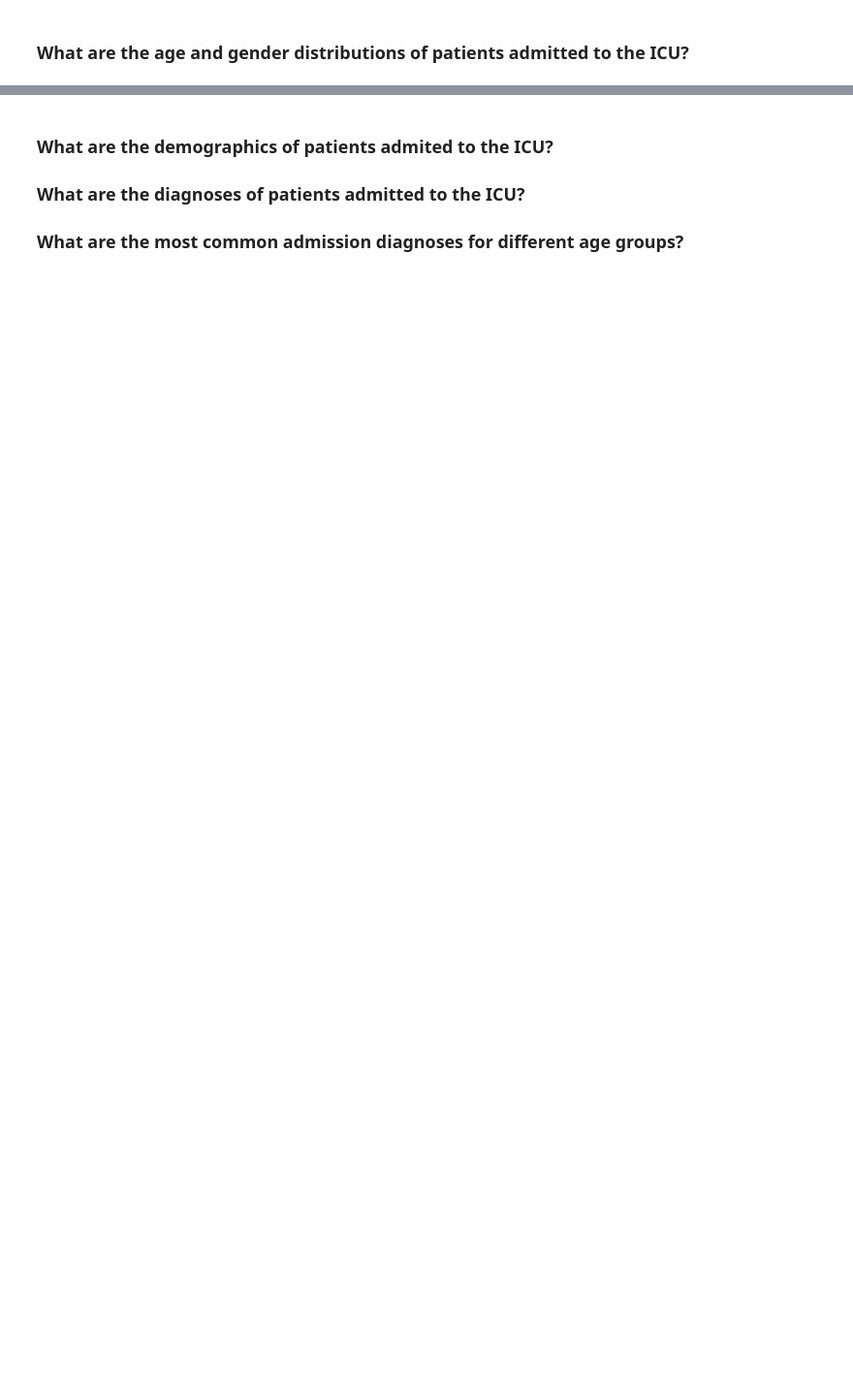
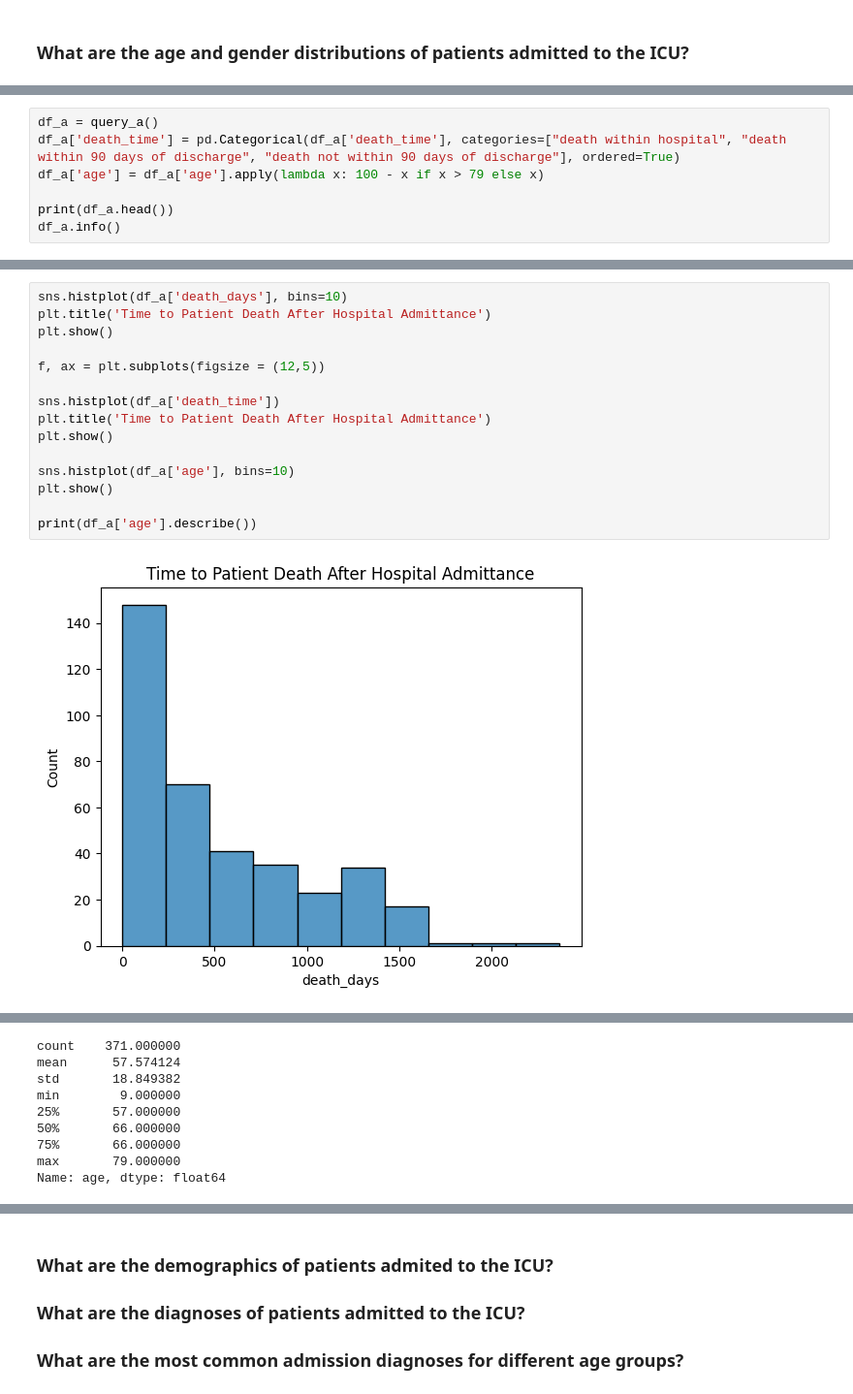
Before and after one commit to punstack/Health-Care-Analytics, a Jupyter notebook: eda.ipynb, the cells around one changed output, grey strips where cells are left out. Shown: that part at 97% size. Cells and saved outputs as stored; diff of their text form; blank space fills up the shorter version.

Commit message:
Fixed imports in query file, adjusted graphs for query_a in notebook

```diff
--- a/eda.ipynb
+++ b/eda.ipynb
@@ -140,0 +18,7 @@ plt.show()
+# %%
+df_a = query_a()
+df_a['death_time'] = pd.Categorical(df_a['death_time'], categories=["death within hospital", "death within 90 days of discharge", "death not within 90 days of discharge"], ordered=True)
+df_a['age'] = df_a['age'].apply(lambda x: 100 - x if x > 79 else x)
+
+print(df_a.head())
+df_a.info()
@@ -140,0 +45,17 @@ plt.show()
+# %%
+sns.histplot(df_a['death_days'], bins=10)
+plt.title('Time to Patient Death After Hospital Admittance')
+plt.show()
+
+f, ax = plt.subplots(figsize = (12,5))
+
+sns.histplot(df_a['death_time'])
+plt.title('Time to Patient Death After Hospital Admittance')
+plt.show()
+
+sns.histplot(df_a['age'], bins=10)
+plt.show()
+
+print(df_a['age'].describe())
+# %% [output]
+[figure, added]
@@ -140,0 +64,9 @@ plt.show()
+count    371.000000
+mean      57.574124
+std       18.849382
+min        9.000000
+25%       57.000000
+50%       66.000000
+75%       66.000000
+max       79.000000
+Name: age, dtype: float64
```
Also changed, not shown: parts of 31 cells of this notebook, 1 other file.
